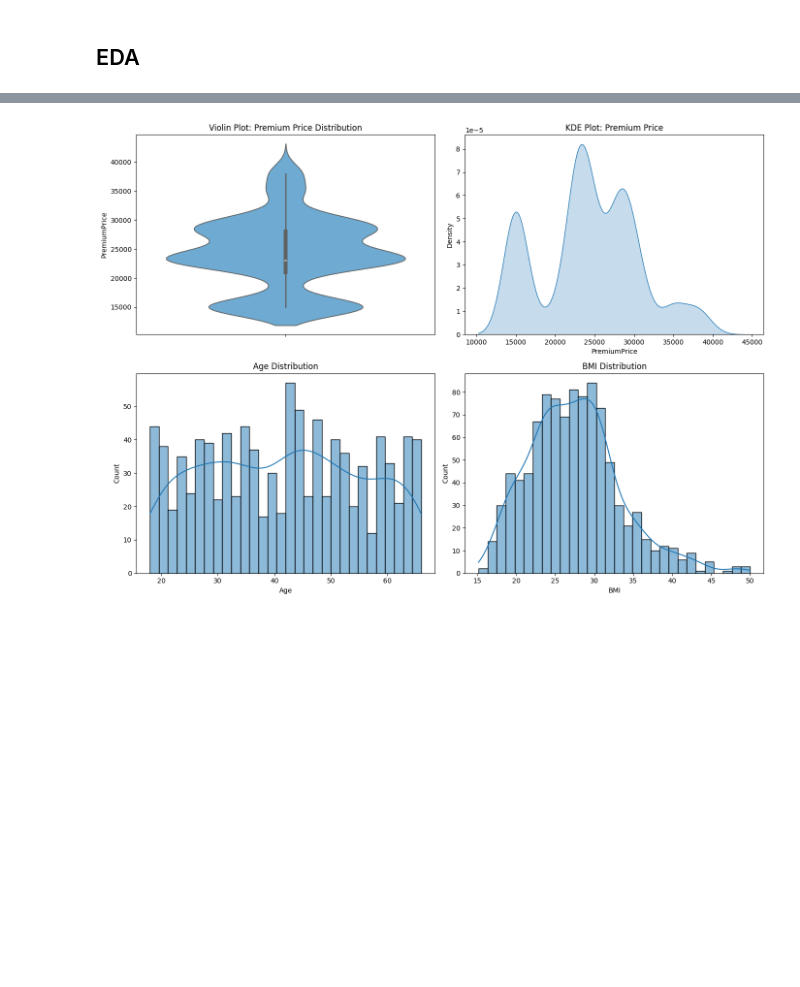
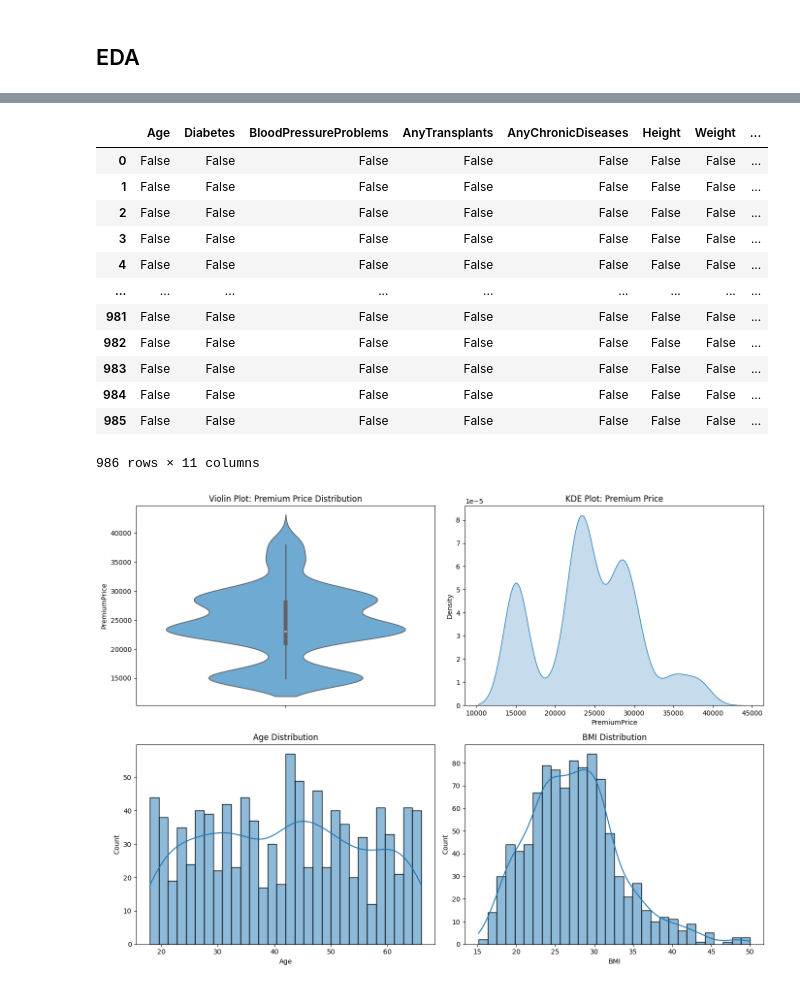
Before and after one commit to neha19jainsbit/projects, a Jupyter notebook: Portfolio Projects/Insurance Cost Prediction/insurance.ipynb, the cells around one changed output, grey strips where cells are left out. Drawn from its saved outputs; the diff is of its cells as text; code cells hidden in the pictures; blank space fills up the shorter version.

```diff
--- a/Portfolio Projects/Insurance Cost Prediction/insurance.ipynb
+++ b/Portfolio Projects/Insurance Cost Prediction/insurance.ipynb
@@ -9 +71,17 @@ from scipy.stats import zscore
+# %%
+df.isna()
+# %% [output]
+|  | Age | Diabetes | BloodPressureProblems | AnyTransplants | AnyChronicDiseases | Height | Weight | ... |
+| 0 | False | False | False | False | False | False | False | ... |
+| 1 | False | False | False | False | False | False | False | ... |
+| 2 | False | False | False | False | False | False | False | ... |
+| 3 | False | False | False | False | False | False | False | ... |
+| 4 | False | False | False | False | False | False | False | ... |
+| ... | ... | ... | ... | ... | ... | ... | ... | ... |
+| 981 | False | False | False | False | False | False | False | ... |
+| 982 | False | False | False | False | False | False | False | ... |
+| 983 | False | False | False | False | False | False | False | ... |
+| 984 | False | False | False | False | False | False | False | ... |
+| 985 | False | False | False | False | False | False | False | ... |
+986 rows × 11 columns
 # %%
```
Also changed, not shown: parts of 7 cells of this notebook, 6 other files.
